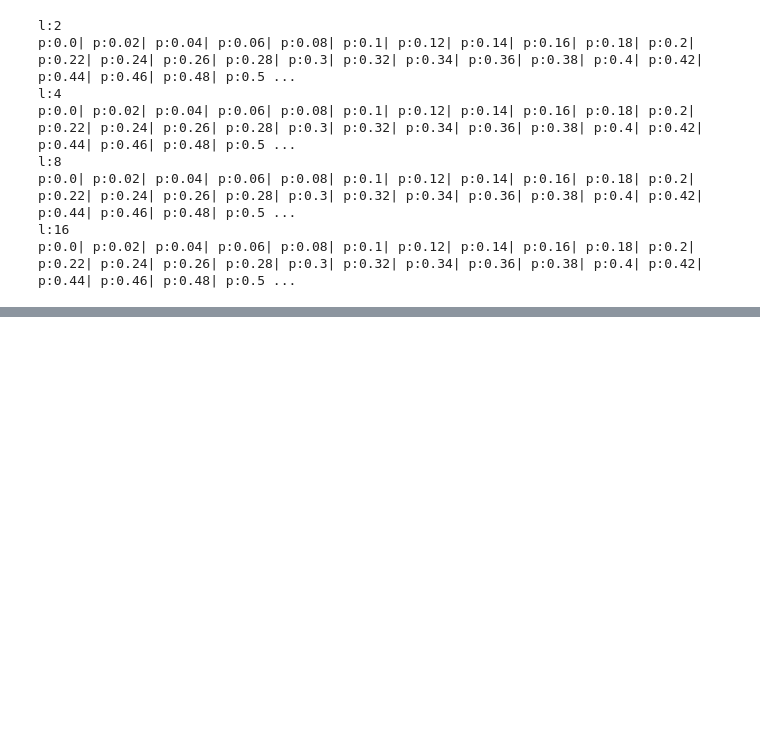
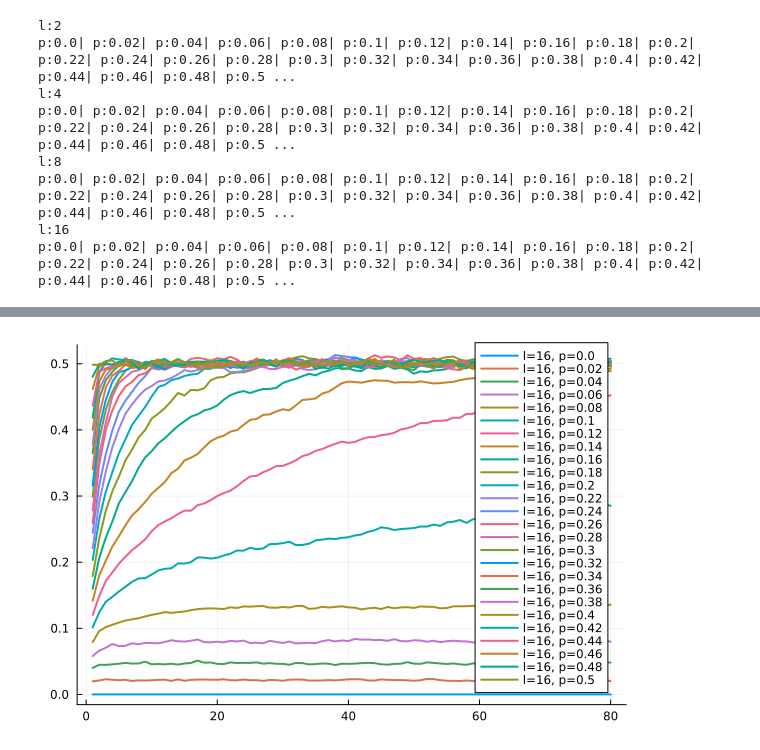
Before and after one commit to alilavas/toom, a Jupyter notebook: main.ipynb, the cells around one changed output, grey strips where cells are left out. Drawn from its saved outputs; the diff is of its cells as text; code cells hidden in the pictures; blank space fills up the shorter version.

```diff
--- a/main.ipynb
+++ b/main.ipynb
@@ -217,2 +217,0 @@ display(plt)
-# %%
-code=CircularArray(zeros(UInt8,10,10))
@@ -230,0 +261,16 @@ code=CircularArray(zeros(UInt8,10,10))
+# %%
+plt=plot()
+for i_l in eachindex(ls)
+    l=ls[i_l]
+    if l!=16 continue end
+    Ys=[]
+    for i_p in eachindex(ps)
+        p=ps[i_p]
+        push!(Ys, )
+        plot!(plt,data[i_l,i_p][2],label="l=$l, p=$p",lw=2)
+
+    end
+end
+display(plt)
+# %% [output]
+[figure, added]
```
Also changed, not shown: parts of 9 cells of this notebook.
